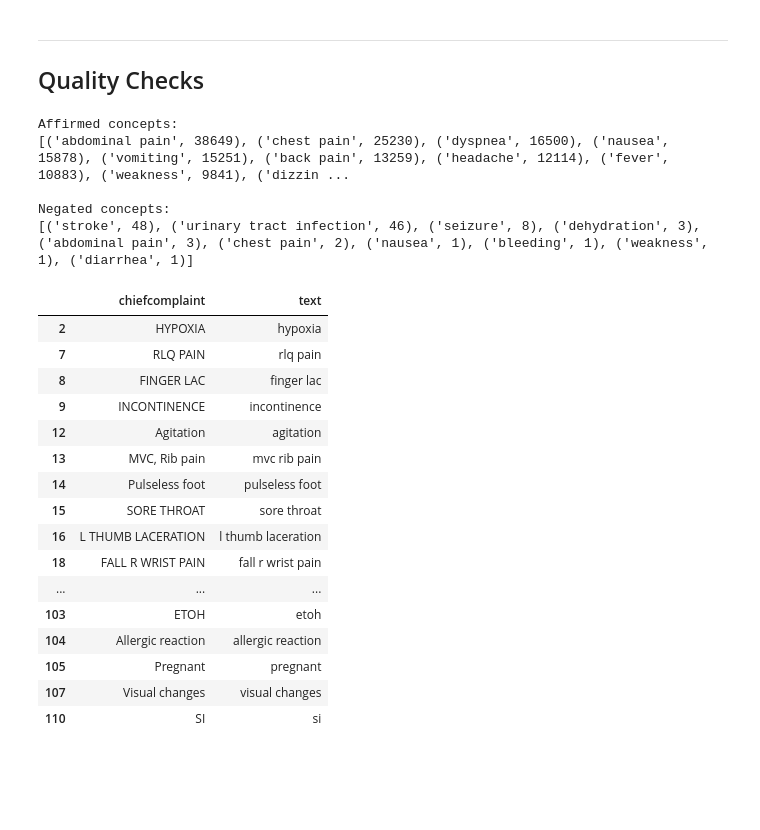
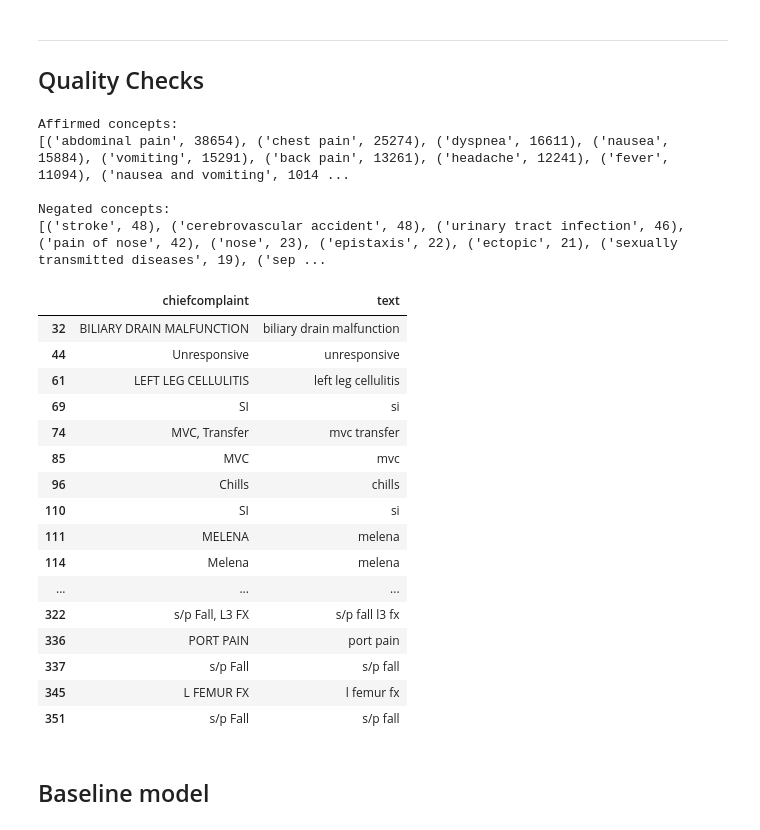
Before and after one commit to tuforoy/freelance-FYP, a Jupyter notebook: notebooks/02_preprocess_and_explain.ipynb, the cells around one changed output. Saved outputs shown, nothing was run; the diff lists cells and outputs as text; code cells hidden in the pictures; blank space fills up the shorter version.

Commit message:
Batch mode + update normalization list + built baseline model. Final evaluation needed

```diff
--- a/notebooks/02_preprocess_and_explain.ipynb
+++ b/notebooks/02_preprocess_and_explain.ipynb
@@ -31,6 +31,7 @@ ABBR_MAP = {
     "sob": "shortness of breath",
     "s.o.b": "shortness of breath",
     "soa": "shortness of breath",
+    "s/p": "status post",
 
     "n/v": "nausea vomiting",
     "n/vom": "nausea vomiting",
@@ -39,6 +40,7 @@ ABBR_MAP = {
 
     "abd pain": "abdominal pain",
     "ap": "abdominal pain",
+    "ah": "auditory hallucinations",
 
     "ha": "headache",
     "h/a": "headache",
@@ -54,6 +56,11 @@ ABBR_MAP = {
     "uti?": "urinary tract infection",
 
     "hematuria": "hematuria",
+
+    "etoh": "ethanol",
+    "vh": "visual hallucinations",
+
+    "ili": "influenza-like illness",
 }
 
 def normalize_abbr(text):
@@ -505,10 +542,13 @@ PermissionError: [Errno 13] Permission denied: 'c:\\Users\\ngngo\\OneDrive\\桌
 
 ## Quality Checks
 # %%
+from collections import Counter
+
 def validate_row(row):
     affirmed = set(row["affirmed_concepts"])
     negated = set(row["negated_concepts"])
 
+    # Mutual Exclusion
     assert affirmed.isdisjoint(negated), (
         "A concept appears as both affirmed and negated."
     )
@@ -518,6 +558,7 @@ def validate_row(row):
         for item in row["evidence"]
     }
 
+    # Evidence Grounding
     assert affirmed.issubset(evidence_concepts)
     assert negated.issubset(evidence_concepts)
 
@@ -527,53 +568,57 @@ def validate_row(row):
 for _, row in test_processed.head(1000).iterrows():
     validate_row(row)
 
-
-from collections import Counter
+for _, row in train_processed.head(1000).iterrows():
+    validate_row(row)
 
 affirmed_counts = Counter(
     concept
     for concepts in train_processed["affirmed_concepts"]
     for concept in concepts
 )
 
 negated_counts = Counter(
     concept
     for concepts in train_processed["negated_concepts"]
     for concept in concepts
 )
 
+# Frequency Distribution Check
 print("Affirmed concepts:")
 print(affirmed_counts.most_common(20))
 
 print("\nNegated concepts:")
 print(negated_counts.most_common(20))
 
+# Identifying "Dead" Data
 unmatched = train_processed[
     train_processed["affirmed_concepts"].map(len).eq(0) &
     train_processed["negated_concepts"].map(len).eq(0)
 ]
 
 unmatched[["chiefcomplaint", "text"]].head(50)
 # %% [output]
 Affirmed concepts:
-[('abdominal pain', 38649), ('chest pain', 25230), ('dyspnea', 16500), ('nausea', 15878), ('vomiting', 15251), ('back pain', 13259), ('headache', 12114), ('fever', 10883), ('weakness', 9841), ('dizzin ...
+[('abdominal pain', 38654), ('chest pain', 25274), ('dyspnea', 16611), ('nausea', 15884), ('vomiting', 15291), ('back pain', 13261), ('headache', 12241), ('fever', 11094), ('nausea and vomiting', 1014 ...
 
 Negated concepts:
-[('stroke', 48), ('urinary tract infection', 46), ('seizure', 8), ('dehydration', 3), ('abdominal pain', 3), ('chest pain', 2), ('nausea', 1), ('bleeding', 1), ('weakness', 1), ('diarrhea', 1)]
+[('stroke', 48), ('cerebrovascular accident', 48), ('urinary tract infection', 46), ('pain of nose', 42), ('nose', 23), ('epistaxis', 22), ('ectopic', 21), ('sexually transmitted diseases', 19), ('sep ...
 |  | chiefcomplaint | text |
-| 2 | HYPOXIA | hypoxia |
-| 7 | RLQ PAIN | rlq pain |
-| 8 | FINGER LAC | finger lac |
-| 9 | INCONTINENCE | incontinence |
-| 12 | Agitation | agitation |
-| 13 | MVC, Rib pain | mvc rib pain |
-| 14 | Pulseless foot | pulseless foot |
-| 15 | SORE THROAT | sore throat |
-| 16 | L THUMB LACERATION | l thumb laceration |
-| 18 | FALL R WRIST PAIN | fall r wrist pain |
+| 32 | BILIARY DRAIN MALFUNCTION | biliary drain malfunction |
+| 44 | Unresponsive | unresponsive |
+| 61 | LEFT LEG CELLULITIS | left leg cellulitis |
+| 69 | SI | si |
+| 74 | MVC, Transfer | mvc transfer |
+| 85 | MVC | mvc |
+| 96 | Chills | chills |
+| 110 | SI | si |
+| 111 | MELENA | melena |
+| 114 | Melena | melena |
 | ... | ... | ... |
-| 103 | ETOH | etoh |
-| 104 | Allergic reaction | allergic reaction |
-| 105 | Pregnant | pregnant |
-| 107 | Visual changes | visual changes |
-| 110 | SI | si |
+| 322 | s/p Fall, L3 FX | s/p fall l3 fx |
+| 336 | PORT PAIN | port pain |
+| 337 | s/p Fall | s/p fall |
+| 345 | L FEMUR FX | l femur fx |
+| 351 | s/p Fall | s/p fall |
+# %% [markdown]
+## Baseline model
```
Also changed, not shown: parts of 8 cells of this notebook, 2 other files.
